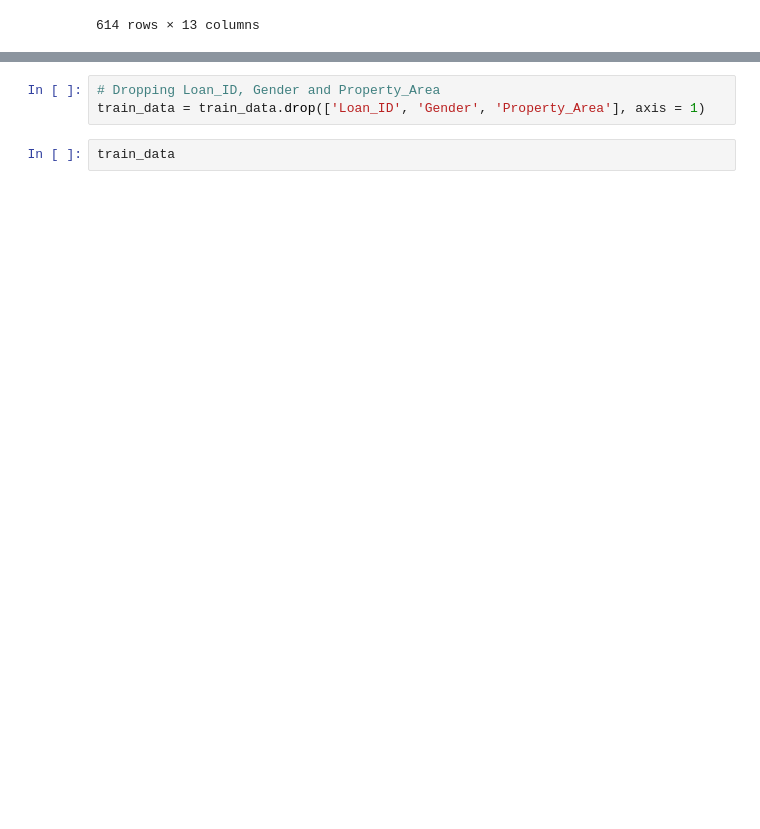
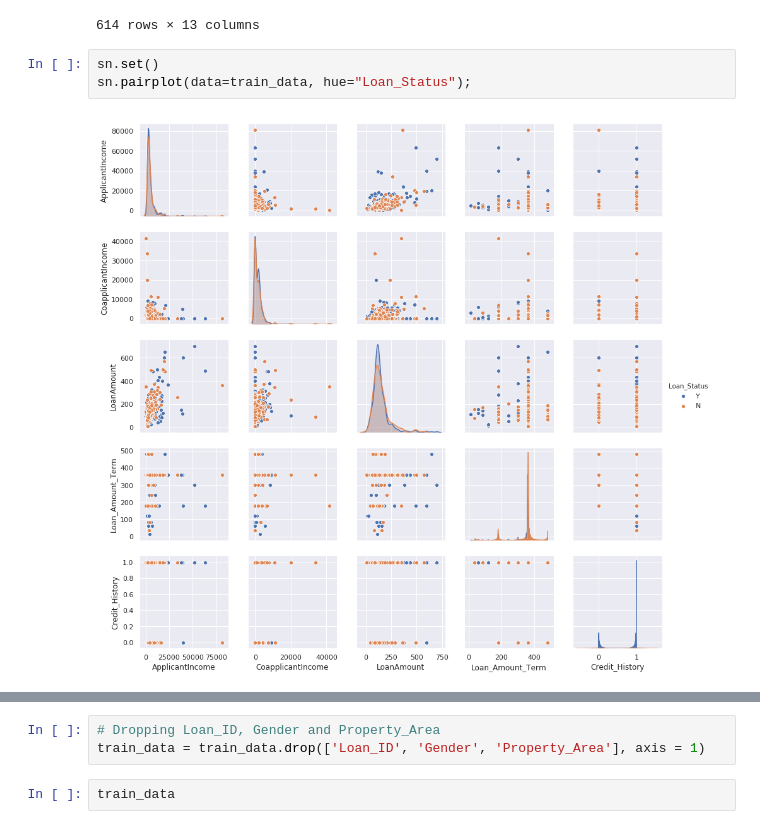
Before and after one commit to ibadi123/DeepLearningProjects, a Jupyter notebook: Binary Classification/Loan Prediction III/Loan Prediction III.ipynb, the cells around one changed output, grey strips where cells are left out. Cells and saved outputs as stored; diff of their text form; blank space fills up the shorter version.

```diff
--- a/Binary Classification/Loan Prediction III/Loan Prediction III.ipynb
+++ b/Binary Classification/Loan Prediction III/Loan Prediction III.ipynb
@@ -33,5 +33,10 @@ train_data
 | 612 | LP002984 | Male | Yes | 2 | Graduate | No | 7583 | 0.0 | ... |
 | 613 | LP002990 | Female | No | 0 | Graduate | Yes | 4583 | 0.0 | ... |
 614 rows × 13 columns
+# %%
+sn.set()
+sn.pairplot(data=train_data, hue="Loan_Status");
+# %% [output]
+[figure, added]
 # %%
 train_data.info()
```
Also changed, not shown: parts of 11 cells of this notebook.
